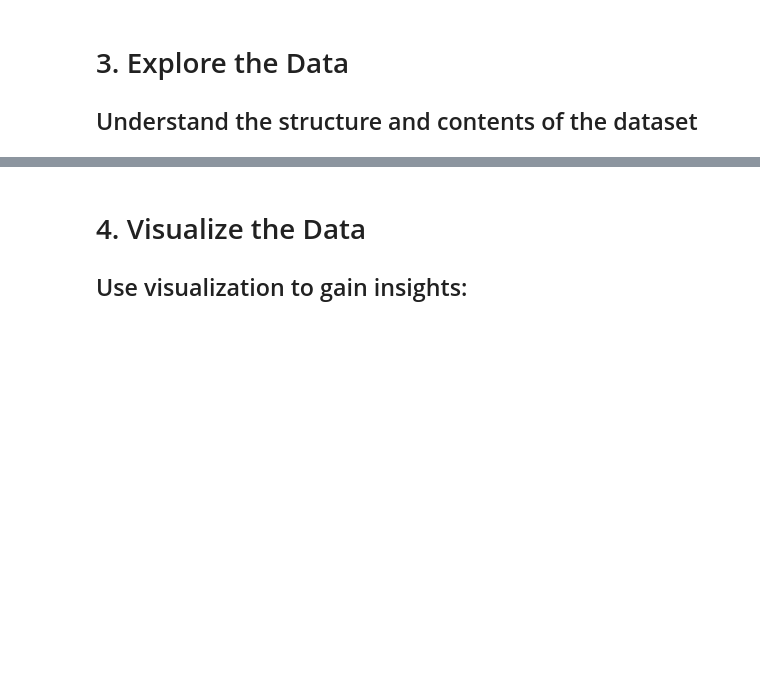
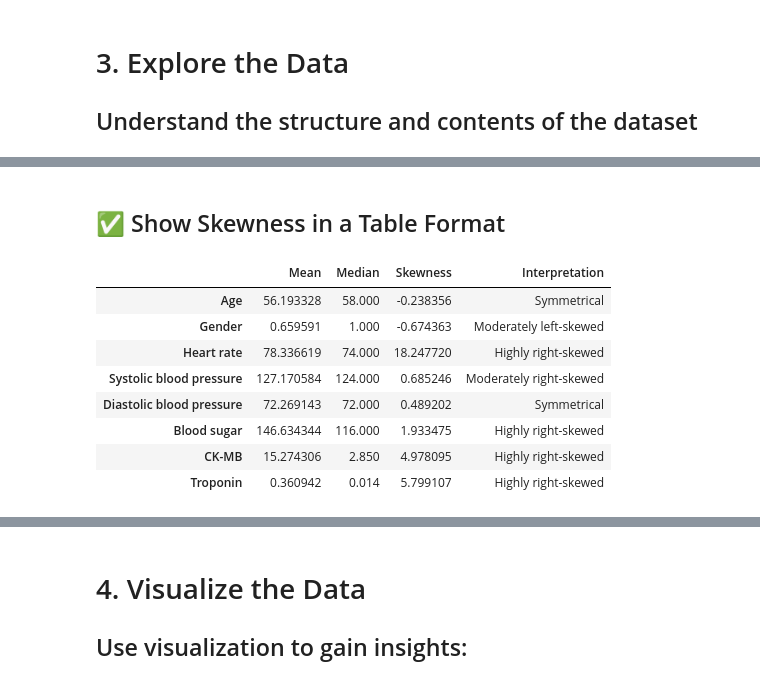
Before and after one commit to Christine-97/Data_Analysis_Project-Heart_Attack_Risk_Levels, a Jupyter notebook: step-by-step-data-analysis-plan.ipynb, the cells around one changed output, grey strips where cells are left out. Drawn from its saved outputs; the diff is of its cells as text; code cells hidden in the pictures; blank space fills up the shorter version.

```diff
--- a/step-by-step-data-analysis-plan.ipynb
+++ b/step-by-step-data-analysis-plan.ipynb
@@ -21,0 +74,40 @@ df.isnull().sum()  # Check for missing values
+# %% [markdown]
+## ✅ Show Skewness in a Table Format
+# %%
+#🔹 Step 1: Calculate Skewness
+skew_df = df.skew(numeric_only=True).to_frame(name='Skewness')
+# %%
+#🔹 Step 2: Add Mean and Median
+skew_df['Mean'] = df.mean(numeric_only=True)
+skew_df['Median'] = df.median(numeric_only=True)
+# %%
+#🔹 Step 3: Add Interpretation (optional, manual)
+#You can add basic interpretation logic like this:
+
+def interpret_skew(val):
+    if val > 1:
+        return 'Highly right-skewed'
+    elif val > 0.5:
+        return 'Moderately right-skewed'
+    elif val > -0.5:
+        return 'Symmetrical'
+    elif val > -1:
+        return 'Moderately left-skewed'
+    else:
+        return 'Highly left-skewed'
+
+skew_df['Interpretation'] = skew_df['Skewness'].apply(interpret_skew)
+# %%
+#🔹 Step 4: Rearranged Output
+# Now you can display the table like this:
+display(skew_df[['Mean', 'Median', 'Skewness', 'Interpretation']])
+# %% [output]
+|  | Mean | Median | Skewness | Interpretation |
+| Age | 56.193328 | 58.000 | -0.238356 | Symmetrical |
+| Gender | 0.659591 | 1.000 | -0.674363 | Moderately left-skewed |
+| Heart rate | 78.336619 | 74.000 | 18.247720 | Highly right-skewed |
+| Systolic blood pressure | 127.170584 | 124.000 | 0.685246 | Moderately right-skewed |
+| Diastolic blood pressure | 72.269143 | 72.000 | 0.489202 | Symmetrical |
+| Blood sugar | 146.634344 | 116.000 | 1.933475 | Highly right-skewed |
+| CK-MB | 15.274306 | 2.850 | 4.978095 | Highly right-skewed |
+| Troponin | 0.360942 | 0.014 | 5.799107 | Highly right-skewed |
```
Also changed, not shown: parts of 10 cells of this notebook.
